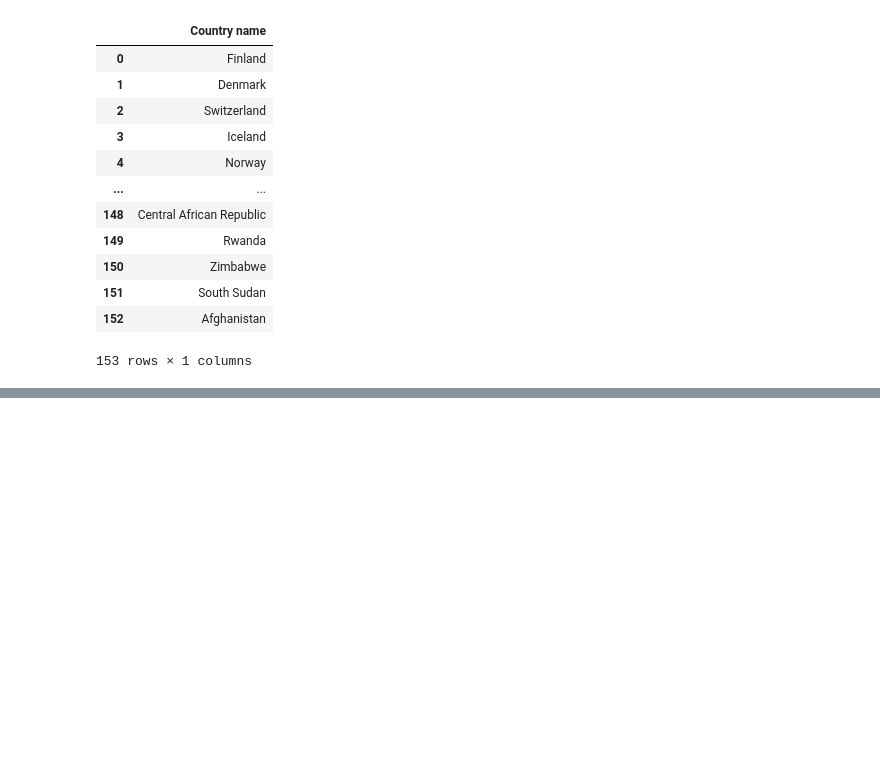
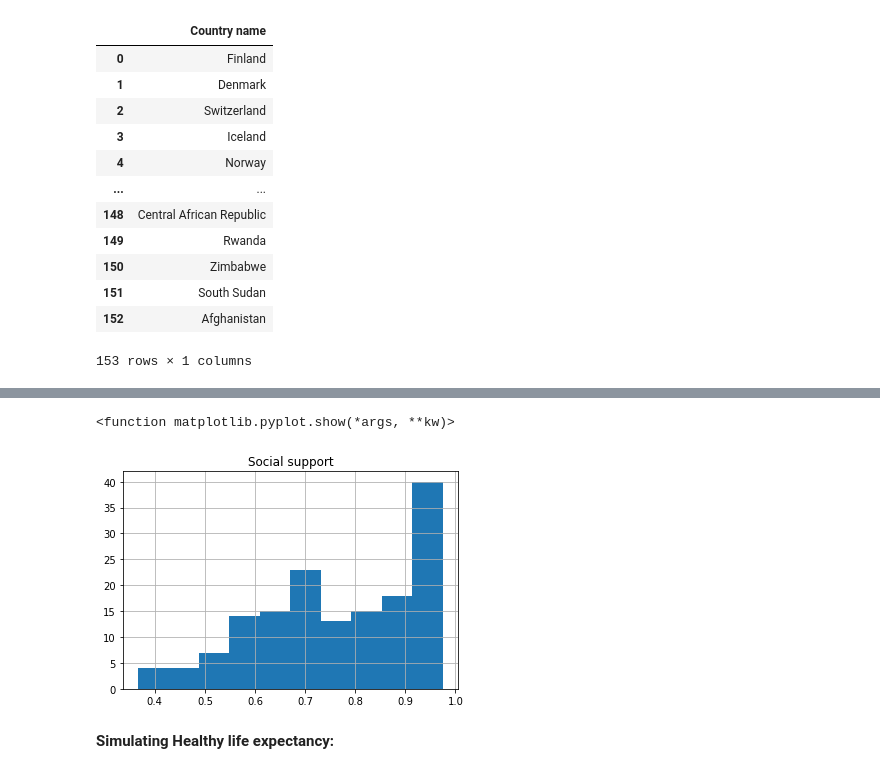
Before and after one commit to radekv23/rwp, a Jupyter notebook: WHR.ipynb, the cells around one changed output, grey strips where cells are left out. Cells and saved outputs as stored; diff of their text form; code cells hidden in the pictures; blank space fills up the shorter version.

```diff
--- a/WHR.ipynb
+++ b/WHR.ipynb
@@ -251,0 +259,3 @@ sim
+# %%
+social = np.random.triangular(0.319, 0.975, 0.975, 153)
+sim['Social support'] = social
@@ -251,0 +278,8 @@ sim
+# %%
+sim.hist(column='Social support')
+plt.show
+# %% [output]
+<function matplotlib.pyplot.show(*args, **kw)>
+[figure, added]
+# %% [markdown]
+**Simulating Healthy life expectancy:**
```
Also changed, not shown: parts of 8 cells of this notebook.
